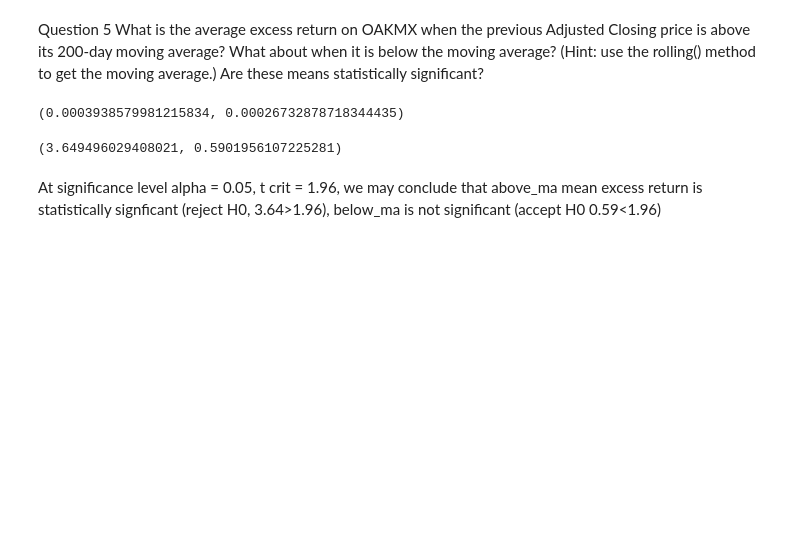
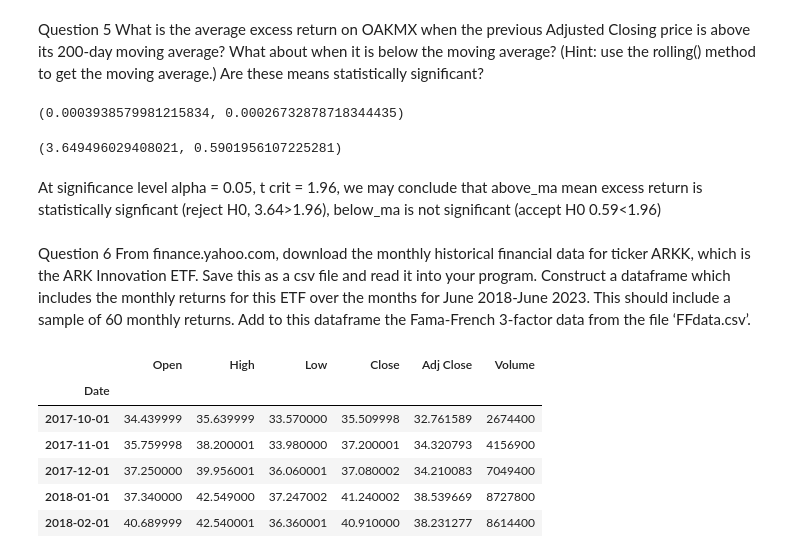
Before and after one commit to morozkovda/Quant_Investing, a Jupyter notebook: hw2/hw2.ipynb, the cells around one changed output. Drawn from its saved outputs; the diff is of its cells as text; code cells hidden in the pictures; blank space fills up the shorter version.

```diff
--- a/hw2/hw2.ipynb
+++ b/hw2/hw2.ipynb
@@ -297,3 +297,6 @@ calc_t_stat(above_ma), calc_t_stat(below_ma)
 (3.649496029408021, 0.5901956107225281)
 # %% [markdown]
 At significance level alpha = 0.05, t crit = 1.96, we may conclude that above_ma mean excess return is statistically signficant (reject H0, 3.64>1.96), below_ma is not significant (accept H0 0.59<1.96)
+# %% [markdown]
+Question 6
+From finance.yahoo.com, download the monthly historical financial data for ticker ARKK, which is the ARK Innovation ETF. Save this as a csv file and read it into your program. Construct a dataframe which includes the monthly returns for this ETF over the months for June 2018-June 2023. This should include a sample of 60 monthly returns. Add to this dataframe the Fama-French 3-factor data from the file ‘FFdata.csv’.
@@ -299,0 +305,14 @@ At significance level alpha = 0.05, t crit = 1.96, we may conclude that above_ma
+# %%
+# import df
+arkk = pd.read_csv('ARKK.csv',  parse_dates=[0], index_col=[0])
+# %%
+# show head
+arkk.head()
+# %% [output]
+|  | Open | High | Low | Close | Adj Close | Volume |
+| Date |  |  |  |  |  |  |
+| 2017-10-01 | 34.439999 | 35.639999 | 33.570000 | 35.509998 | 32.761589 | 2674400 |
+| 2017-11-01 | 35.759998 | 38.200001 | 33.980000 | 37.200001 | 34.320793 | 4156900 |
+| 2017-12-01 | 37.250000 | 39.956001 | 36.060001 | 37.080002 | 34.210083 | 7049400 |
+| 2018-01-01 | 37.340000 | 42.549000 | 37.247002 | 41.240002 | 38.539669 | 8727800 |
+| 2018-02-01 | 40.689999 | 42.540001 | 36.360001 | 40.910000 | 38.231277 | 8614400 |
```
Also changed, not shown: parts of 30 cells of this notebook, 2 other files.
